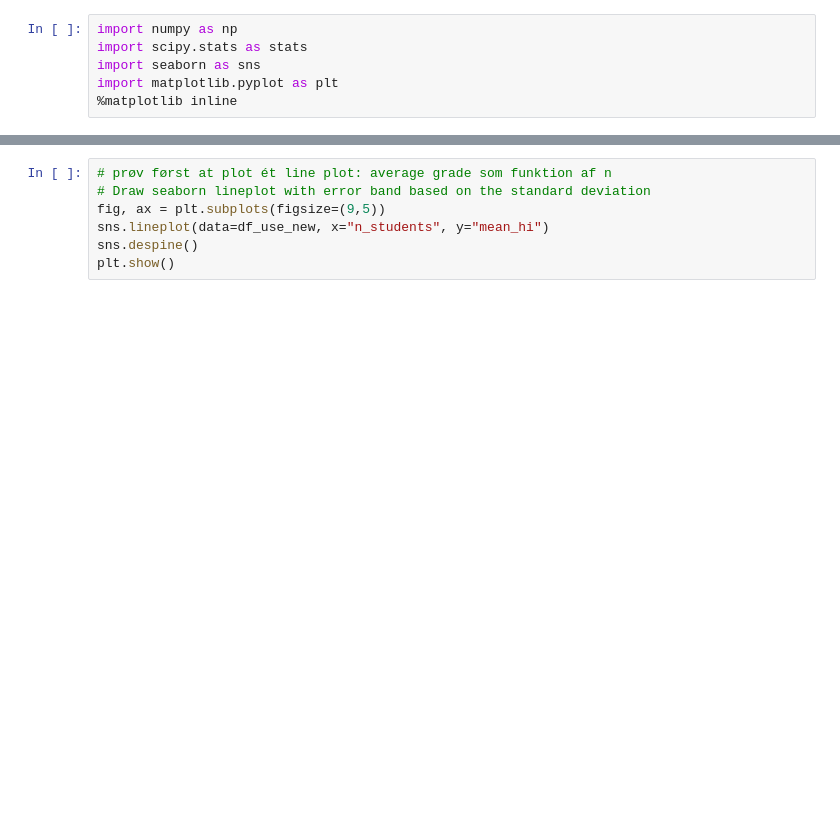
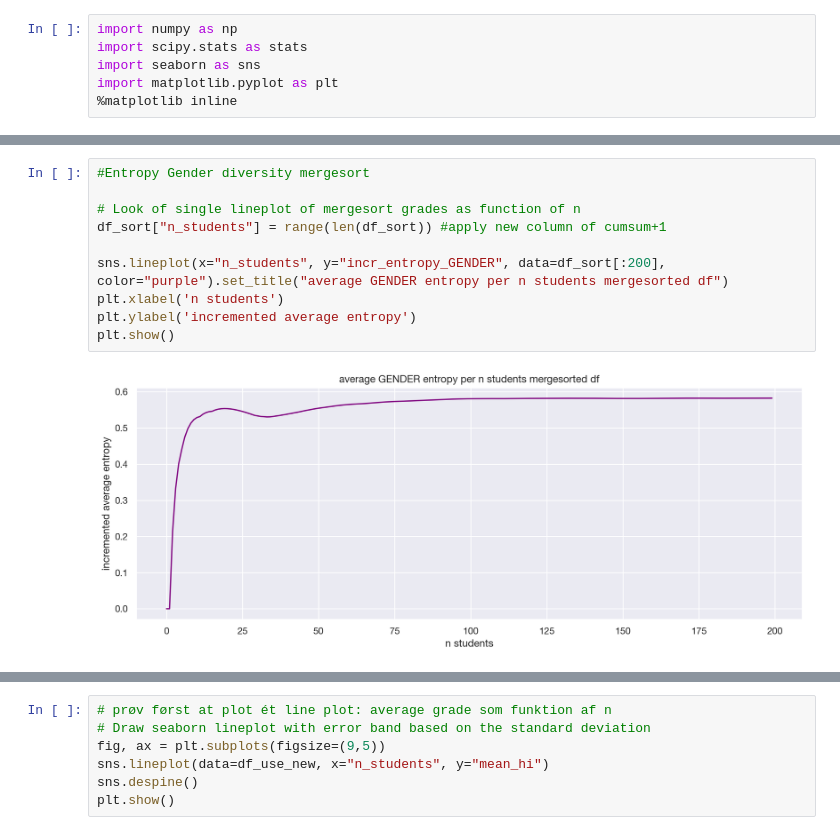
Before and after one commit to s183910/Bachelor_Gabi_Kat, a Jupyter notebook: Notebooks/Basic_dists/Baselines.ipynb, the cells around one changed output, grey strips where cells are left out. Drawn from its saved outputs; the diff is of its cells as text; blank space fills up the shorter version.

```diff
--- a/Notebooks/Basic_dists/Baselines.ipynb
+++ b/Notebooks/Basic_dists/Baselines.ipynb
@@ -360,0 +533,12 @@ Name: Entropy, dtype: float64
+# %%
+#Entropy Gender diversity mergesort
+
+# Look of single lineplot of mergesort grades as function of n
+df_sort["n_students"] = range(len(df_sort)) #apply new column of cumsum+1
+
+sns.lineplot(x="n_students", y="incr_entropy_GENDER", data=df_sort[:200], color="purple").set_title("average GENDER entropy per n students mergesorted df")
+plt.xlabel('n students')
+plt.ylabel('incremented average entropy')
+plt.show()
+# %% [output]
+[figure, added]
```
Also changed, not shown: parts of 64 cells of this notebook.
